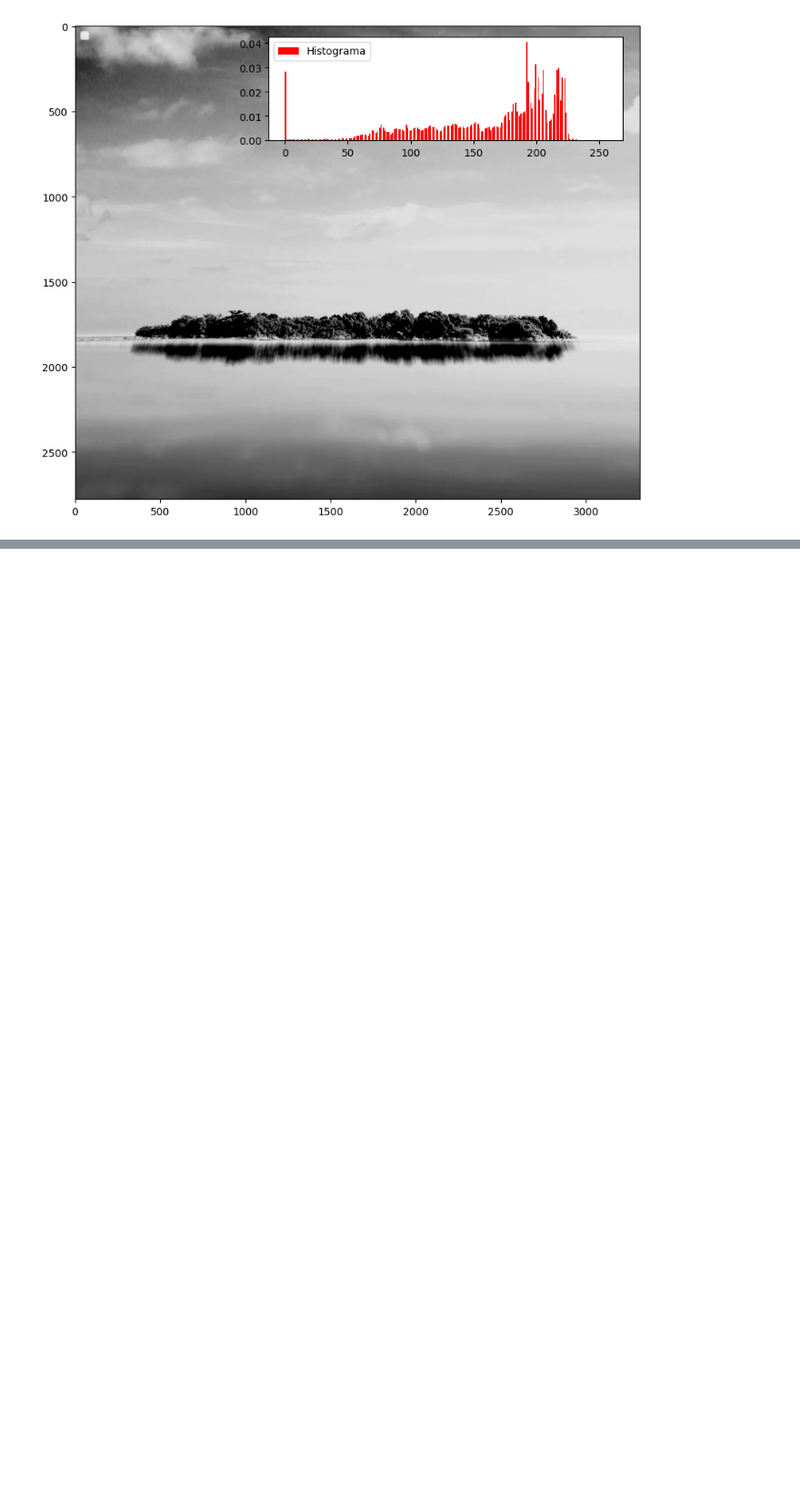
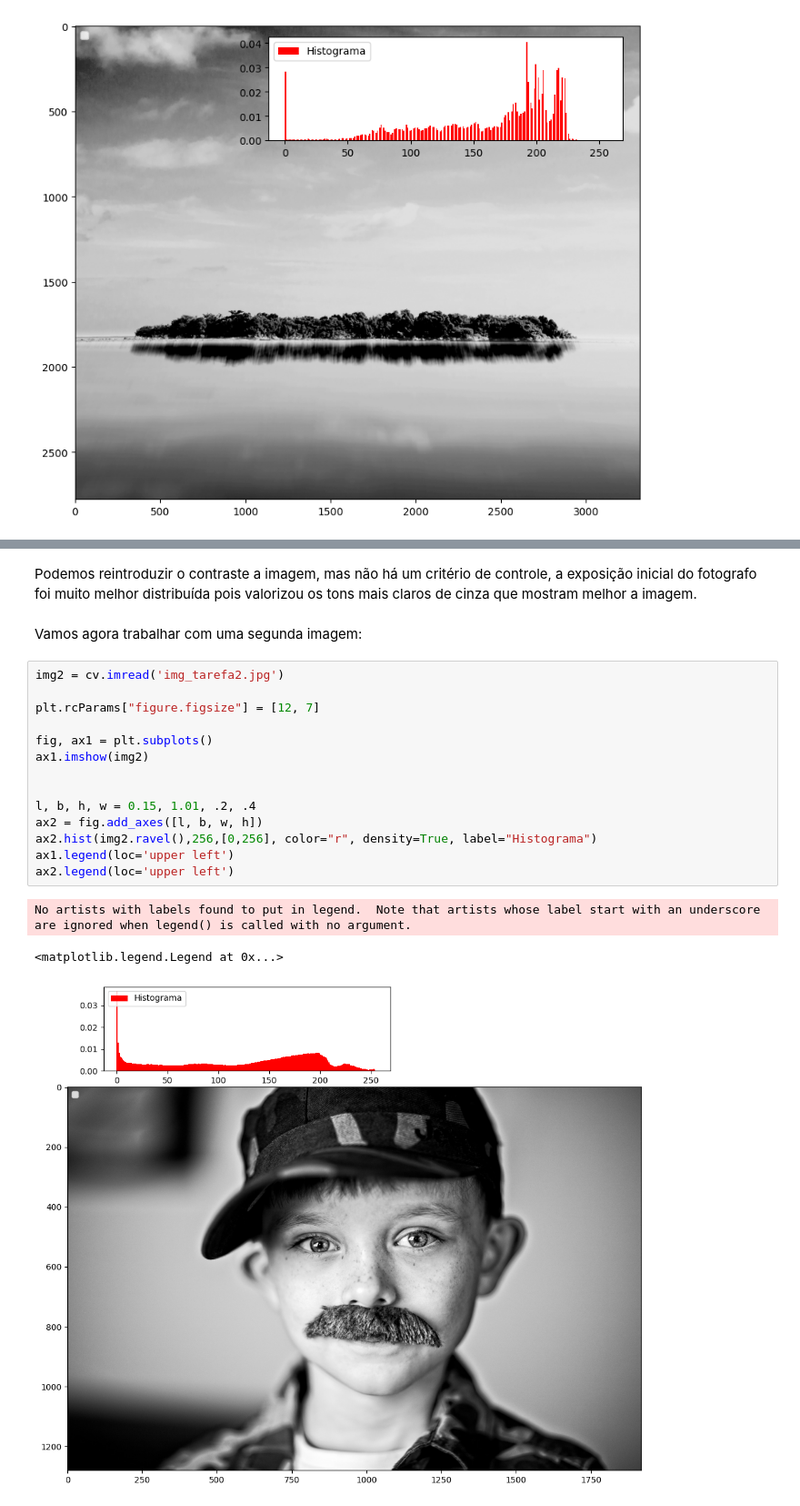
Before and after one commit to antonio-pilan/Curso---Processamento-de-imagens, a Jupyter notebook: tarefa_2_histogramas/tarefa_2.ipynb, the cells around one changed output, grey strips where cells are left out. Shown at 91% size. Saved outputs shown, nothing was run; the diff lists cells and outputs as text; blank space fills up the shorter version.

Commit message:
tarefa 2 (incompleto)

```diff
--- a/tarefa_2_histogramas/tarefa_2.ipynb
+++ b/tarefa_2_histogramas/tarefa_2.ipynb
@@ -91,0 +155,22 @@ Uma coisa que já podemos concluir é que a fotografia foi muito bem exposta, n
+# %% [markdown]
+Podemos reintroduzir o contraste a imagem, mas não há um critério de controle, a exposição inicial do fotografo foi muito melhor distribuída pois valorizou os tons mais claros de cinza que mostram melhor a imagem.
+# %% [markdown]
+Vamos agora trabalhar com uma segunda imagem:
+# %%
+img2 = cv.imread('img_tarefa2.jpg')
+
+plt.rcParams["figure.figsize"] = [12, 7]
+
+fig, ax1 = plt.subplots()
+ax1.imshow(img2)
+
+
+l, b, h, w = 0.15, 1.01, .2, .4
+ax2 = fig.add_axes([l, b, w, h])
+ax2.hist(img2.ravel(),256,[0,256], color="r", density=True, label="Histograma")
+ax1.legend(loc='upper left')
+ax2.legend(loc='upper left')
+# %% [output]
+No artists with labels found to put in legend.  Note that artists whose label start with an underscore are ignored when legend() is called with no argument.
+<matplotlib.legend.Legend at 0x...>
+[figure, added]
```
Also changed, not shown: parts of 7 cells of this notebook, 2 other files.
